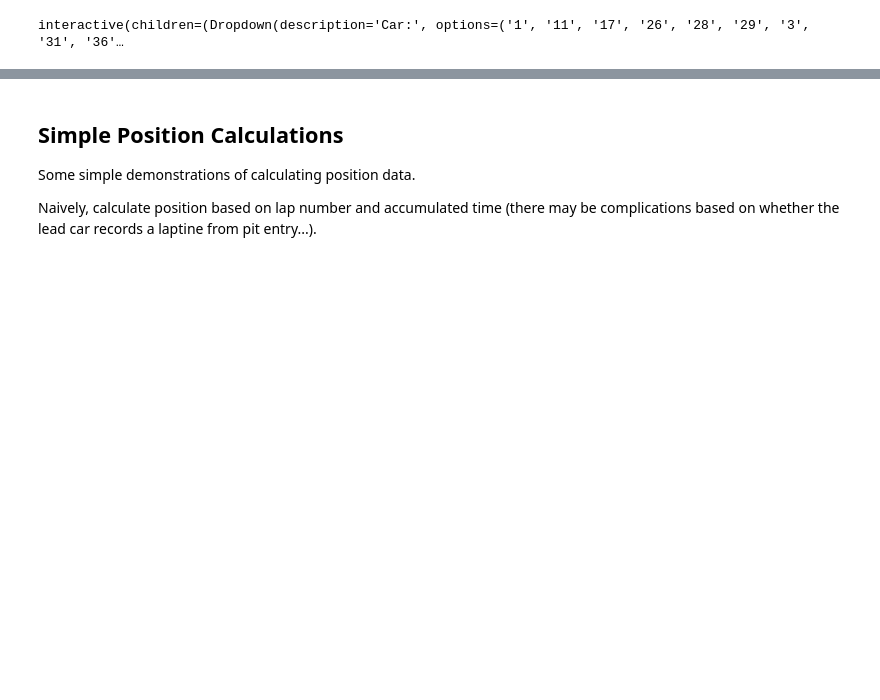
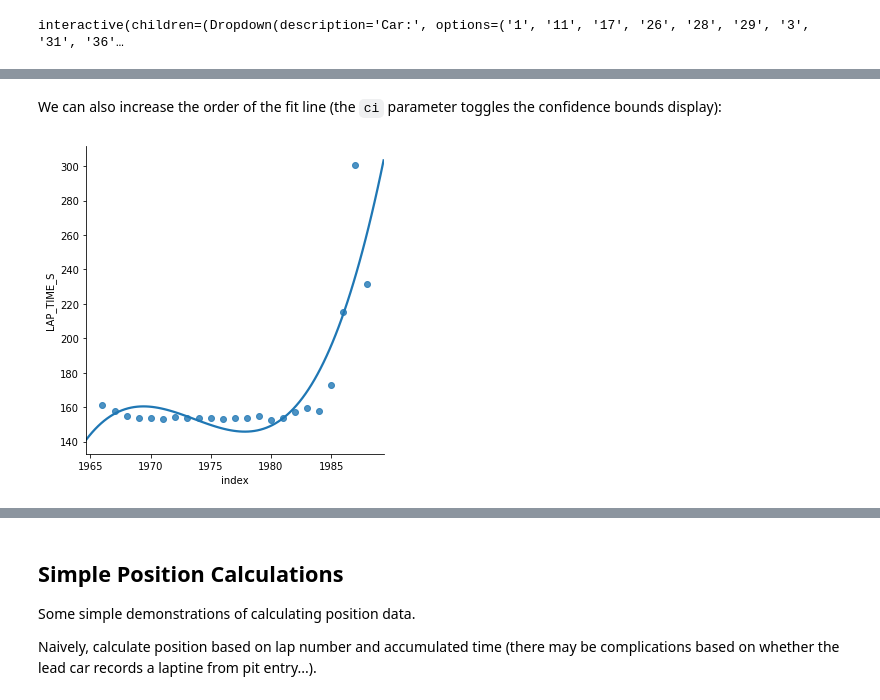
Before and after one commit to f1datajunkie/WEC, a Jupyter notebook: notebooks/Simple demo.ipynb, the cells around one changed output, grey strips where cells are left out. Drawn from its saved outputs; the diff is of its cells as text; code cells hidden in the pictures; blank space fills up the shorter version.

```diff
--- a/notebooks/Simple demo.ipynb
+++ b/notebooks/Simple demo.ipynb
@@ -321,0 +371,7 @@ interactive(children=(Dropdown(description='Car:', options=('1', '11', '17', '26
+# %% [markdown]
+We can also increase the order of the fit line (the `ci` parameter toggles the confidence bounds display):
+# %%
+sns.lmplot(x='index', y='LAP_TIME_S', data=sample_laptimes(laptimes,'56_1', 1, 2).reset_index(),
+           order = 2, ci=None);
+# %% [output]
+[figure, added]
```
Also changed, not shown: parts of 12 cells of this notebook.
